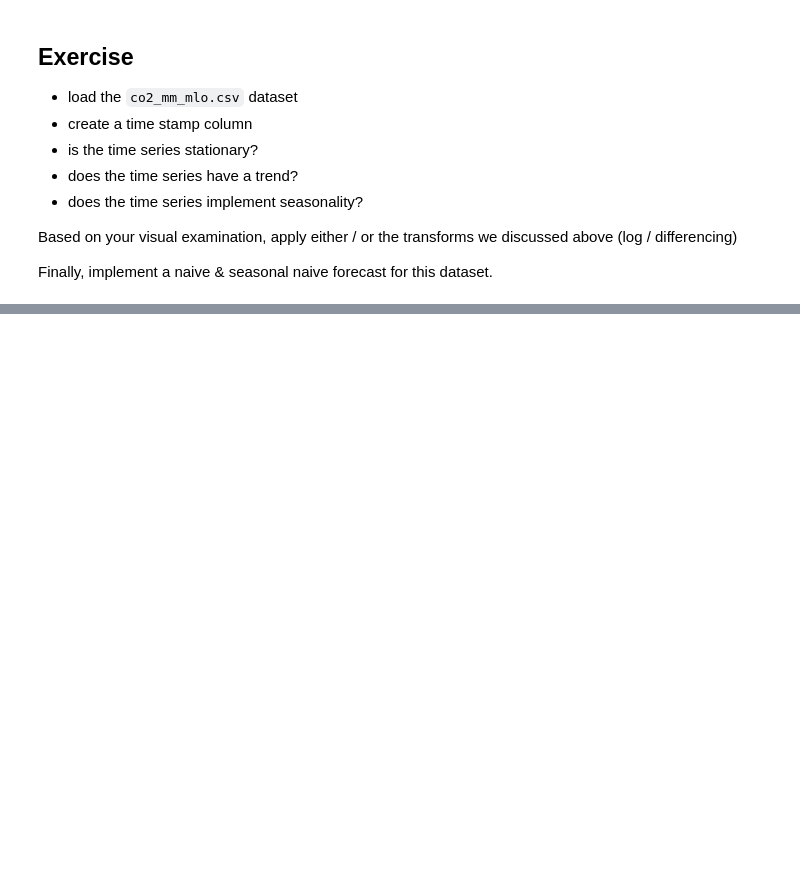
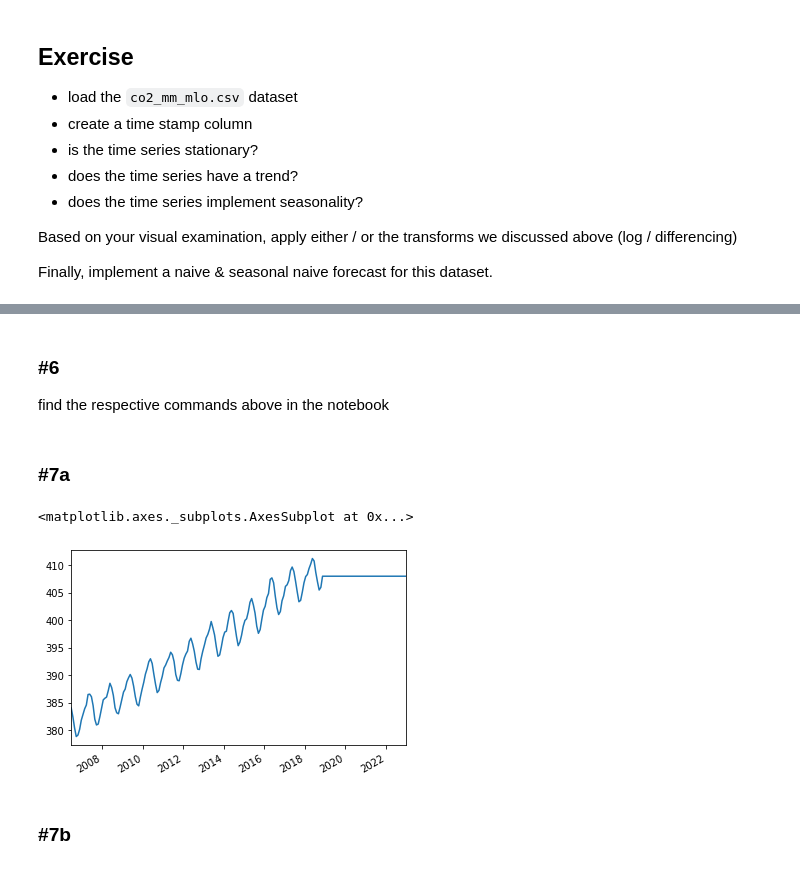
Before and after one commit to bkubsch/time_series, a Jupyter notebook: notebooks/00_introduction.ipynb, the cells around one changed output, grey strips where cells are left out. Saved outputs shown, nothing was run; the diff lists cells and outputs as text; code cells hidden in the pictures; blank space fills up the shorter version.

Commit message:
solutions notebook 00 added

```diff
--- a/notebooks/00_introduction.ipynb
+++ b/notebooks/00_introduction.ipynb
@@ -396,0 +720,2 @@ data = pd.read_csv('../data/co2_mm_mlo.csv')
+# %%
+data.drop(columns=['year', 'month', 'decimal_date'], inplace=True)
@@ -398,0 +766,27 @@ data.loc[:, 'average'].plot()
+# %% [markdown]
+### __#6__
+
+find the respective commands above in the notebook
+# %% [markdown]
+### __#7a__
+# %%
+#here, we set the desired time range for our naive forecast
+index = pd.date_range(start=data.index.max() + pd.Timedelta(days=1), freq='M', periods=50)
+# %%
+#let's create our naive values
+values = []
+for i in index:
+    x = data.average[-1]
+    values.append(x)
+# %%
+#now we append our new index and naive forecast list to the existing dataframe; note that whichever columns we do not fill explicitly, they will be filled with nan values
+df_append = pd.DataFrame(data={'average':values}, index=index)
+data_naive = data.append(df_append, sort=True)
+# %%
+#for the sake of visualisation, we plot only the lastt 200 data points
+data_naive.iloc[-200:,:].loc[:, 'average'].plot()
+# %% [output]
+<matplotlib.axes._subplots.AxesSubplot at 0x...>
+[figure, added]
+# %% [markdown]
+### __#7b__
```
Also changed, not shown: parts of 74 cells of this notebook.
